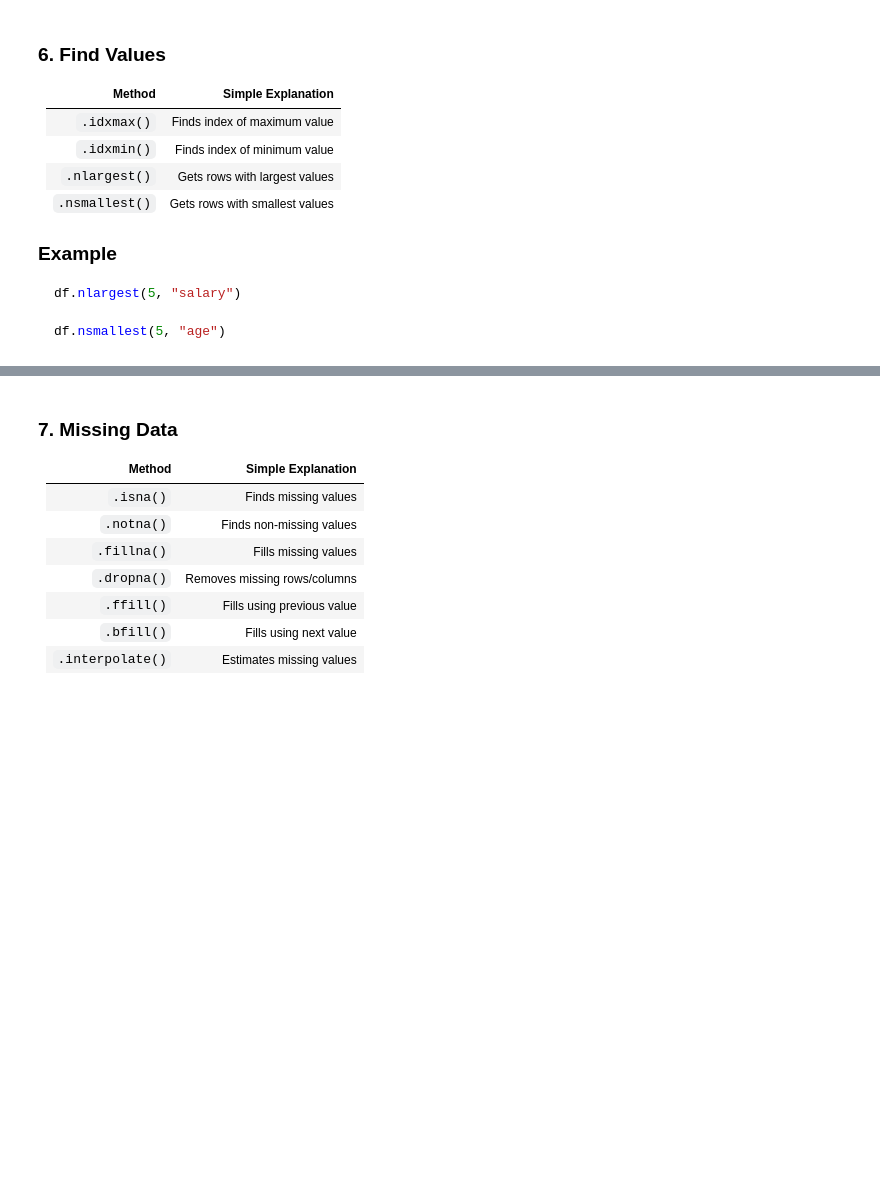
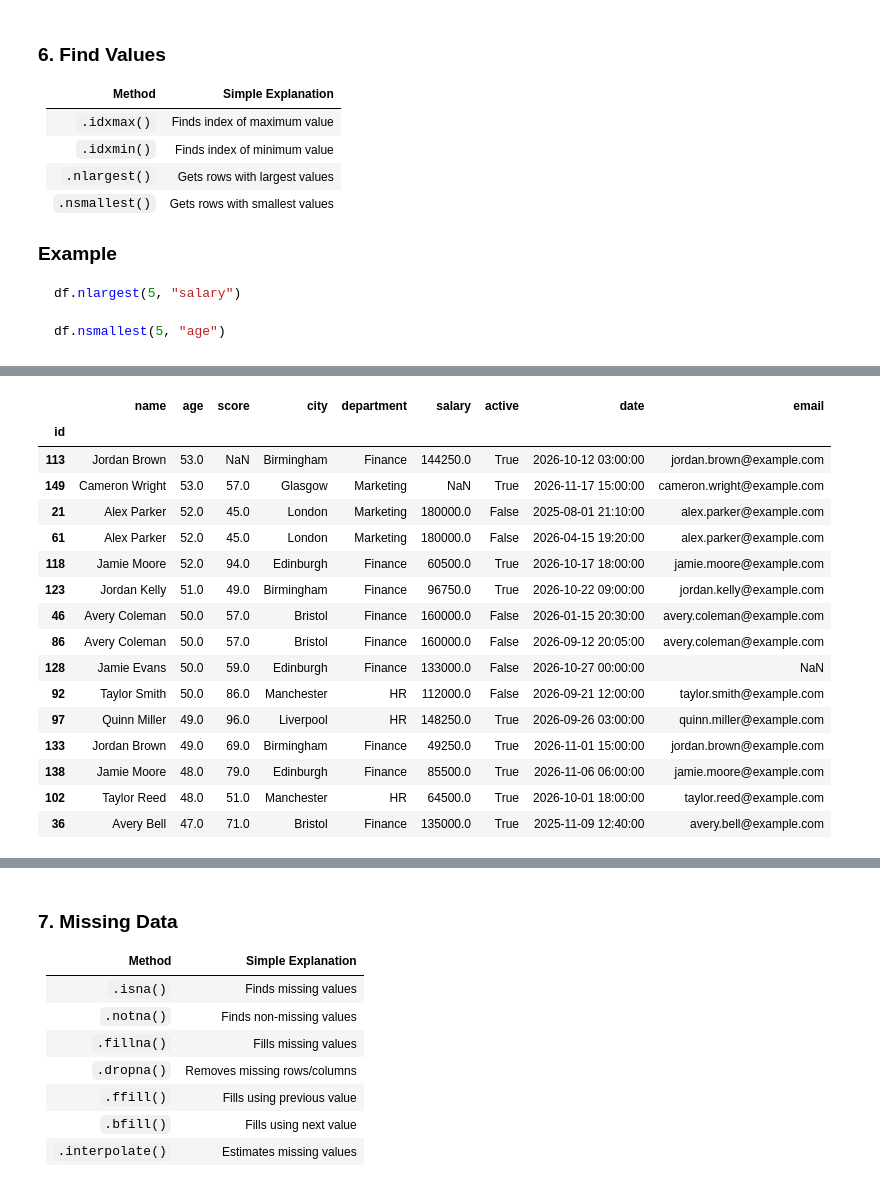
Before and after one commit to zaibgray/pandas, a Jupyter notebook: pandas.ipynb, the cells around one changed output, grey strips where cells are left out. Drawn from its saved outputs; the diff is of its cells as text; code cells hidden in the pictures; blank space fills up the shorter version.

````diff
--- a/pandas.ipynb
+++ b/pandas.ipynb
@@ -2262,3 +2262,7 @@ df.nlargest(5, "salary")
 
 df.nsmallest(5, "age")
 ```
+# %%
+import pandas as pd
+employees = pd.read_csv("data/pandas_practice_150_rows.csv", index_col="id")
+employees.head(2)
@@ -2264,0 +2302,22 @@ df.nsmallest(5, "age")
+# %%
+# nlargest(n, columns)
+employees.nlargest(15, ["age", "salary"])
+# 15 persons who's age and salary is largest in dataset
+# %% [output]
+|  | name | age | score | city | department | salary | active | date | email |
+| id |  |  |  |  |  |  |  |  |  |
+| 113 | Jordan Brown | 53.0 | NaN | Birmingham | Finance | 144250.0 | True | 2026-10-12 03:00:00 | jordan.brown@example.com |
+| 149 | Cameron Wright | 53.0 | 57.0 | Glasgow | Marketing | NaN | True | 2026-11-17 15:00:00 | cameron.wright@example.com |
+| 21 | Alex Parker | 52.0 | 45.0 | London | Marketing | 180000.0 | False | 2025-08-01 21:10:00 | alex.parker@example.com |
+| 61 | Alex Parker | 52.0 | 45.0 | London | Marketing | 180000.0 | False | 2026-04-15 19:20:00 | alex.parker@example.com |
+| 118 | Jamie Moore | 52.0 | 94.0 | Edinburgh | Finance | 60500.0 | True | 2026-10-17 18:00:00 | jamie.moore@example.com |
+| 123 | Jordan Kelly | 51.0 | 49.0 | Birmingham | Finance | 96750.0 | True | 2026-10-22 09:00:00 | jordan.kelly@example.com |
+| 46 | Avery Coleman | 50.0 | 57.0 | Bristol | Finance | 160000.0 | False | 2026-01-15 20:30:00 | avery.coleman@example.com |
+| 86 | Avery Coleman | 50.0 | 57.0 | Bristol | Finance | 160000.0 | False | 2026-09-12 20:05:00 | avery.coleman@example.com |
+| 128 | Jamie Evans | 50.0 | 59.0 | Edinburgh | Finance | 133000.0 | False | 2026-10-27 00:00:00 | NaN |
+| 92 | Taylor Smith | 50.0 | 86.0 | Manchester | HR | 112000.0 | False | 2026-09-21 12:00:00 | taylor.smith@example.com |
+| 97 | Quinn Miller | 49.0 | 96.0 | Liverpool | HR | 148250.0 | True | 2026-09-26 03:00:00 | quinn.miller@example.com |
+| 133 | Jordan Brown | 49.0 | 69.0 | Birmingham | Finance | 49250.0 | True | 2026-11-01 15:00:00 | jordan.brown@example.com |
+| 138 | Jamie Moore | 48.0 | 79.0 | Edinburgh | Finance | 85500.0 | True | 2026-11-06 06:00:00 | jamie.moore@example.com |
+| 102 | Taylor Reed | 48.0 | 51.0 | Manchester | HR | 64500.0 | True | 2026-10-01 18:00:00 | taylor.reed@example.com |
+| 36 | Avery Bell | 47.0 | 71.0 | Bristol | Finance | 135000.0 | True | 2025-11-09 12:40:00 | avery.bell@example.com |
````
Also changed, not shown: parts of 4 cells of this notebook.
